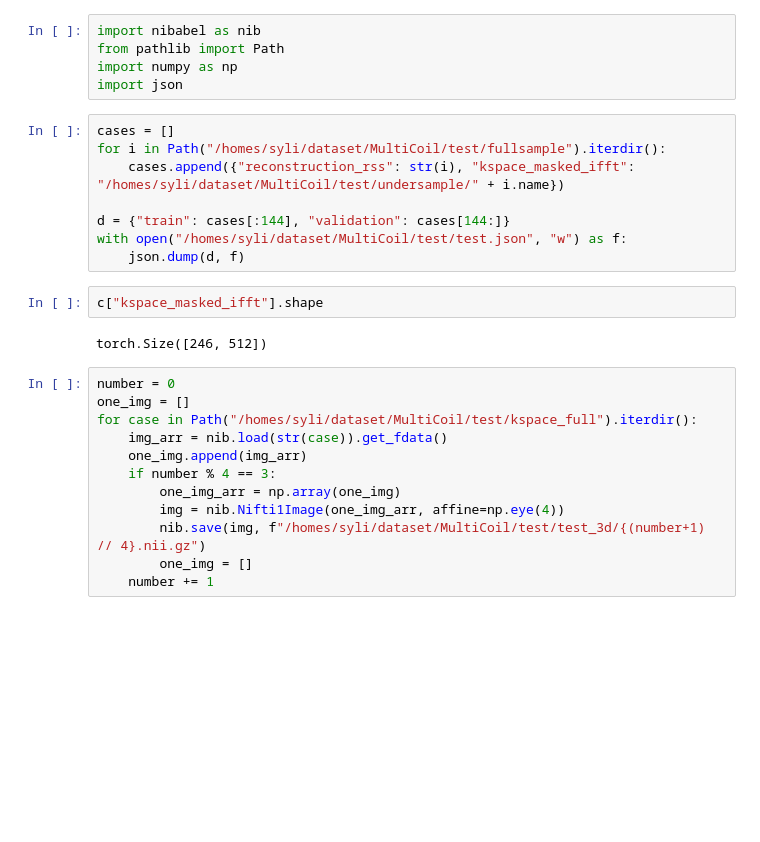
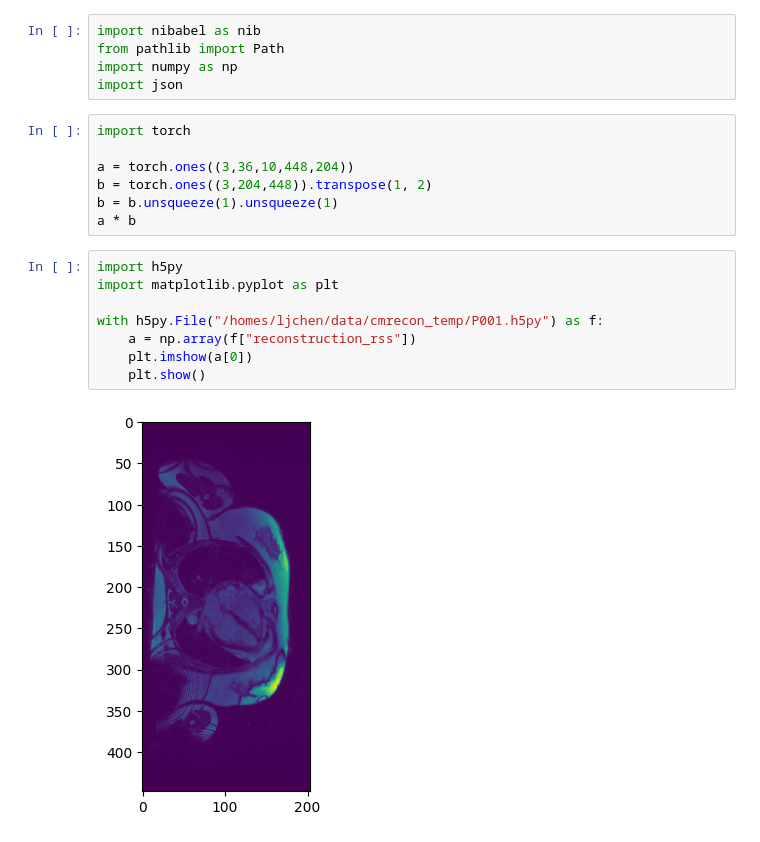
Before and after one commit to Project-MRecon/EMRxTask1, a Jupyter notebook: show_data.ipynb, the cells around one changed output. Cells and saved outputs as stored; diff of their text form; blank space fills up the shorter version.

```diff
--- a/show_data.ipynb
+++ b/show_data.ipynb
@@ -3,27 +3,20 @@ import nibabel as nib
 from pathlib import Path
 import numpy as np
 import json
-# %%
-cases = []
-for i in Path("/homes/syli/dataset/MultiCoil/test/fullsample").iterdir():
-    cases.append({"reconstruction_rss": str(i), "kspace_masked_ifft": "/homes/syli/dataset/MultiCoil/test/undersample/" + i.name})
-
-d = {"train": cases[:144], "validation": cases[144:]}
-with open("/homes/syli/dataset/MultiCoil/test/test.json", "w") as f:
-    json.dump(d, f)
-# %%
-c["kspace_masked_ifft"].shape
-# %% [output]
-torch.Size([246, 512])
-# %%
-number = 0
-one_img = []
-for case in Path("/homes/syli/dataset/MultiCoil/test/kspace_full").iterdir():
-    img_arr = nib.load(str(case)).get_fdata()
-    one_img.append(img_arr)
-    if number % 4 == 3:
-        one_img_arr = np.array(one_img)
-        img = nib.Nifti1Image(one_img_arr, affine=np.eye(4))
-        nib.save(img, f"/homes/syli/dataset/MultiCoil/test/test_3d/{(number+1) // 4}.nii.gz")
-        one_img = []
-    number += 1
+# %%
+import torch
+
+a = torch.ones((3,36,10,448,204))
+b = torch.ones((3,204,448)).transpose(1, 2)
+b = b.unsqueeze(1).unsqueeze(1)
+a * b
+# %%
+import h5py
+import matplotlib.pyplot as plt
+
+with h5py.File("/homes/ljchen/data/cmrecon_temp/P001.h5py") as f:
+    a = np.array(f["reconstruction_rss"])
+    plt.imshow(a[0])
+    plt.show()
+# %% [output]
+[figure, added]
```
Also changed, not shown: 8 other files.
